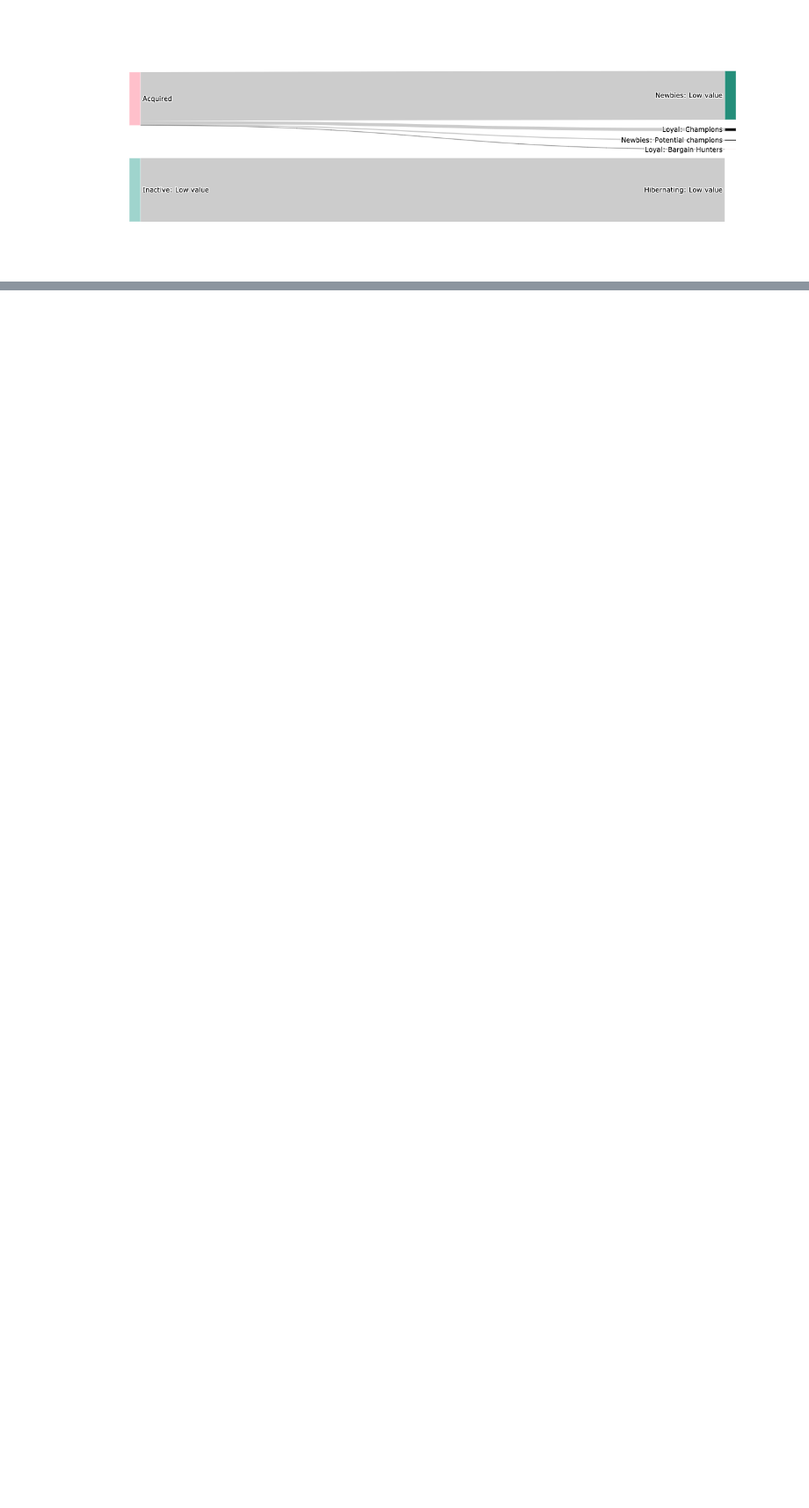
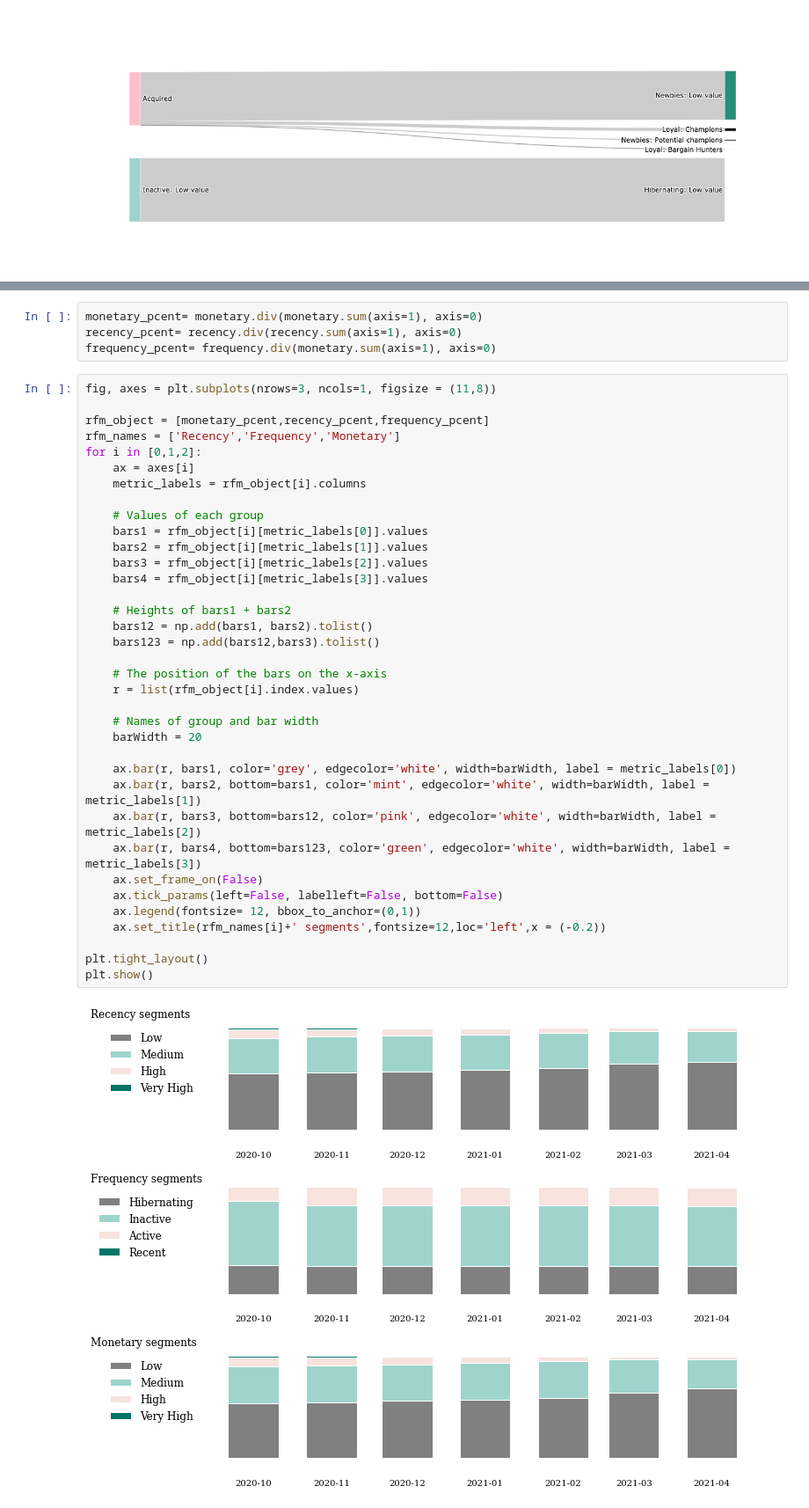
Before and after one commit to tryflux/adhoc-analysis, a Jupyter notebook: src/jenna/segmentation/rfm.ipynb, the cells around one changed output, grey strips where cells are left out. Shown: that part at 88% size. Drawn from its saved outputs; the diff is of its cells as text; blank space fills up the shorter version.

```diff
--- a/src/jenna/segmentation/rfm.ipynb
+++ b/src/jenna/segmentation/rfm.ipynb
@@ -533,0 +682,42 @@ monetary.index = calendar
+# %%
+monetary_pcent= monetary.div(monetary.sum(axis=1), axis=0)
+recency_pcent= recency.div(recency.sum(axis=1), axis=0)
+frequency_pcent= frequency.div(monetary.sum(axis=1), axis=0)
+# %%
+fig, axes = plt.subplots(nrows=3, ncols=1, figsize = (11,8))
+
+rfm_object = [monetary_pcent,recency_pcent,frequency_pcent]
+rfm_names = ['Recency','Frequency','Monetary']
+for i in [0,1,2]:
+    ax = axes[i]
+    metric_labels = rfm_object[i].columns
+
+    # Values of each group
+    bars1 = rfm_object[i][metric_labels[0]].values
+    bars2 = rfm_object[i][metric_labels[1]].values
+    bars3 = rfm_object[i][metric_labels[2]].values
+    bars4 = rfm_object[i][metric_labels[3]].values
+
+    # Heights of bars1 + bars2
+    bars12 = np.add(bars1, bars2).tolist()
+    bars123 = np.add(bars12,bars3).tolist()
+
+    # The position of the bars on the x-axis
+    r = list(rfm_object[i].index.values)
+
+    # Names of group and bar width
+    barWidth = 20
+
+    ax.bar(r, bars1, color='grey', edgecolor='white', width=barWidth, label = metric_labels[0])
+    ax.bar(r, bars2, bottom=bars1, color='mint', edgecolor='white', width=barWidth, label = metric_labels[1])
+    ax.bar(r, bars3, bottom=bars12, color='pink', edgecolor='white', width=barWidth, label = metric_labels[2])
+    ax.bar(r, bars4, bottom=bars123, color='green', edgecolor='white', width=barWidth, label = metric_labels[3])
+    ax.set_frame_on(False)
+    ax.tick_params(left=False, labelleft=False, bottom=False)
+    ax.legend(fontsize= 12, bbox_to_anchor=(0,1))
+    ax.set_title(rfm_names[i]+' segments',fontsize=12,loc='left',x = (-0.2))
+
+plt.tight_layout()
+plt.show()
+# %% [output]
+[figure, added]
```
Also changed, not shown: parts of 36 cells of this notebook, 1 other file.
